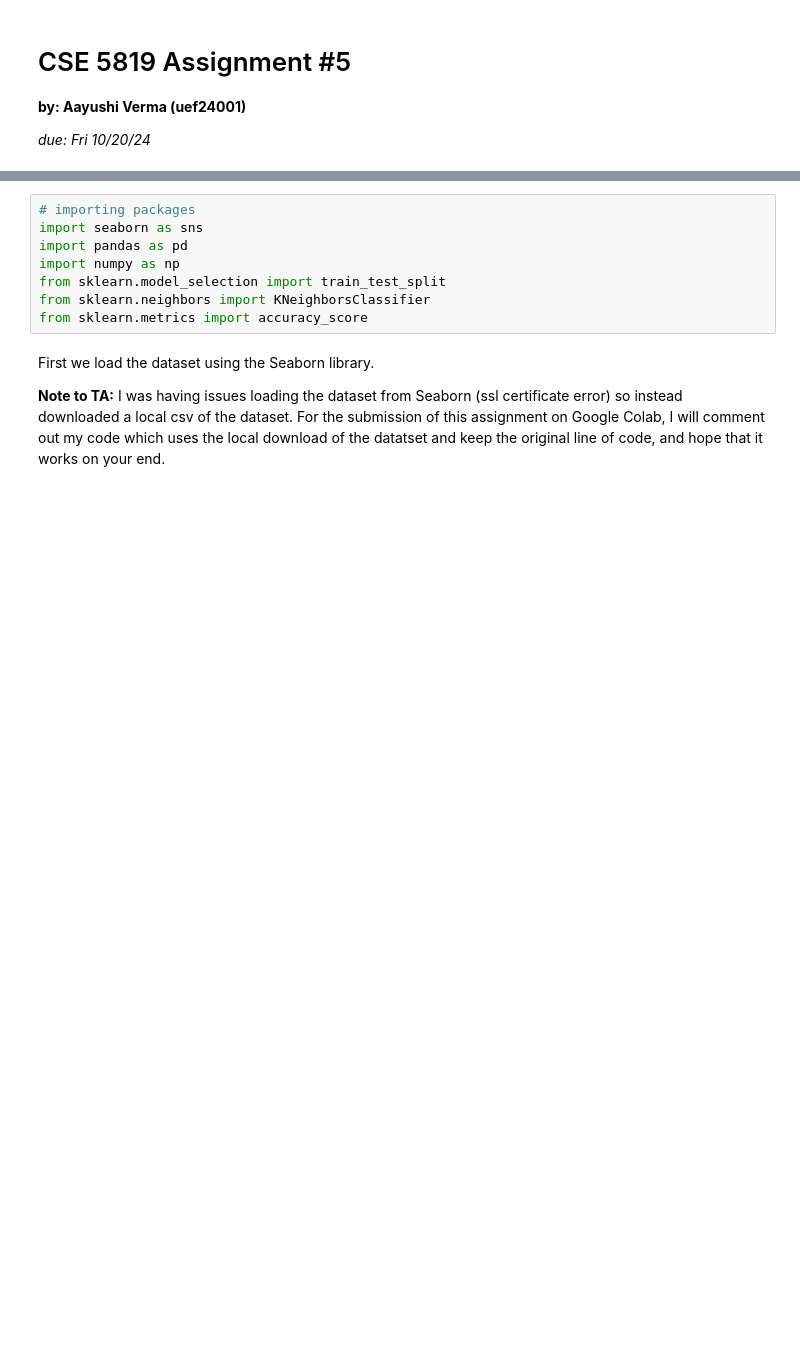
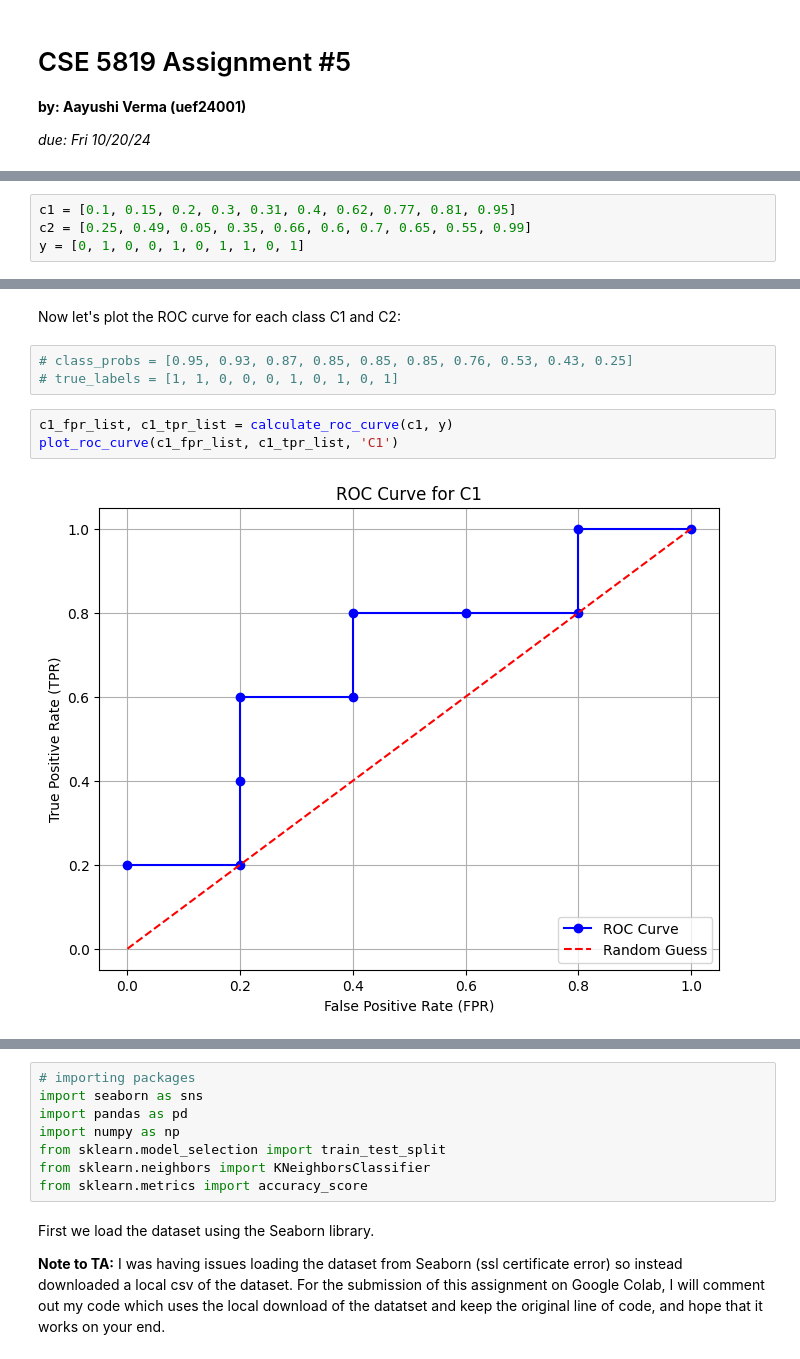
Before and after one commit to awesomecosmos/cse5819-intro-to-ml, a Jupyter notebook: Assignments/Assignment 5/assignment5_coding.ipynb, the cells around one changed output, grey strips where cells are left out. Drawn from its saved outputs; the diff is of its cells as text; blank space fills up the shorter version.

```diff
--- a/Assignments/Assignment 5/assignment5_coding.ipynb
+++ b/Assignments/Assignment 5/assignment5_coding.ipynb
@@ -6,0 +20,4 @@
+# %%
+c1 = [0.1, 0.15, 0.2, 0.3, 0.31, 0.4, 0.62, 0.77, 0.81, 0.95]
+c2 = [0.25, 0.49, 0.05, 0.35, 0.66, 0.6, 0.7, 0.65, 0.55, 0.99]
+y = [0, 1, 0, 0, 1, 0, 1, 1, 0, 1]
@@ -6,0 +85,10 @@
+# %% [markdown]
+Now let's plot the ROC curve for each class C1 and C2:
+# %%
+# class_probs = [0.95, 0.93, 0.87, 0.85, 0.85, 0.85, 0.76, 0.53, 0.43, 0.25]
+# true_labels = [1, 1, 0, 0, 0, 1, 0, 1, 0, 1]
+# %%
+c1_fpr_list, c1_tpr_list = calculate_roc_curve(c1, y)
+plot_roc_curve(c1_fpr_list, c1_tpr_list, 'C1')
+# %% [output]
+[figure, added]
```
Also changed, not shown: parts of 7 cells of this notebook.
